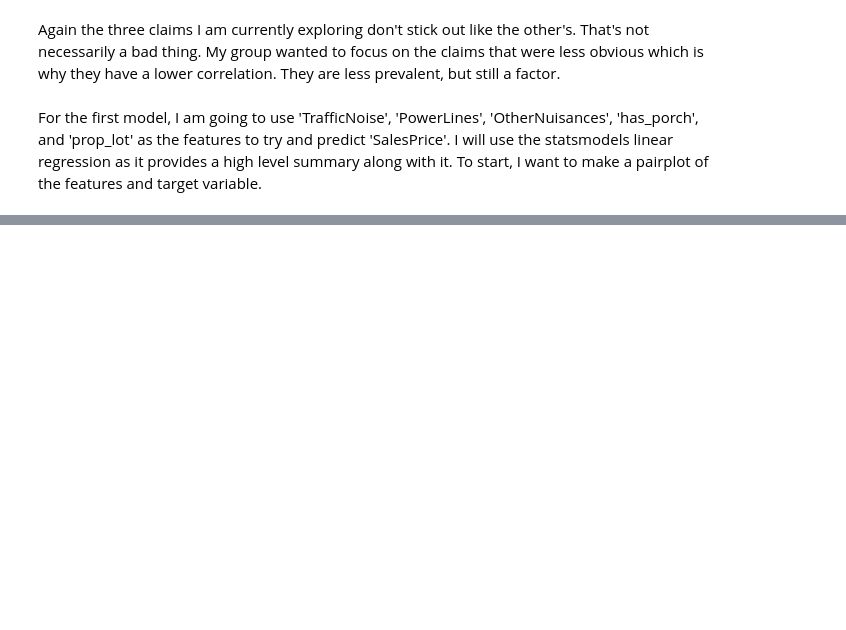
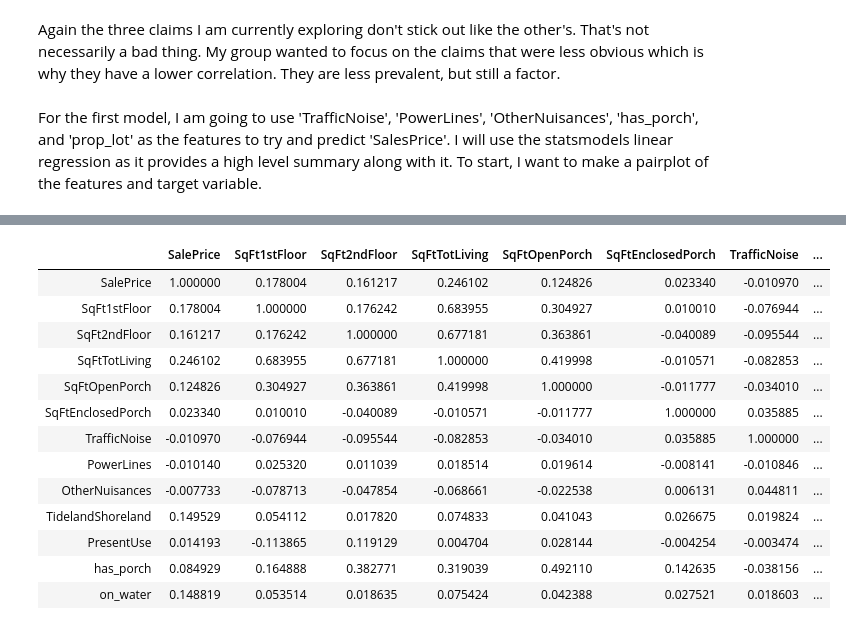
Before and after one commit to KarimOliver/mod_2_flatiron_project, a Jupyter notebook: notebooks/exploratory/02_mc_exploratory_data_analysis.ipynb, the cells around one changed output, grey strips where cells are left out. Cells and saved outputs as stored; diff of their text form; code cells hidden in the pictures; blank space fills up the shorter version.

```diff
--- a/notebooks/exploratory/02_mc_exploratory_data_analysis.ipynb
+++ b/notebooks/exploratory/02_mc_exploratory_data_analysis.ipynb
@@ -393,0 +518,17 @@ KeyboardInterrupt:
+# %%
+df.corr()
+# %% [output]
+|  | SalePrice | SqFt1stFloor | SqFt2ndFloor | SqFtTotLiving | SqFtOpenPorch | SqFtEnclosedPorch | TrafficNoise | ... |
+| SalePrice | 1.000000 | 0.178004 | 0.161217 | 0.246102 | 0.124826 | 0.023340 | -0.010970 | ... |
+| SqFt1stFloor | 0.178004 | 1.000000 | 0.176242 | 0.683955 | 0.304927 | 0.010010 | -0.076944 | ... |
+| SqFt2ndFloor | 0.161217 | 0.176242 | 1.000000 | 0.677181 | 0.363861 | -0.040089 | -0.095544 | ... |
+| SqFtTotLiving | 0.246102 | 0.683955 | 0.677181 | 1.000000 | 0.419998 | -0.010571 | -0.082853 | ... |
+| SqFtOpenPorch | 0.124826 | 0.304927 | 0.363861 | 0.419998 | 1.000000 | -0.011777 | -0.034010 | ... |
+| SqFtEnclosedPorch | 0.023340 | 0.010010 | -0.040089 | -0.010571 | -0.011777 | 1.000000 | 0.035885 | ... |
+| TrafficNoise | -0.010970 | -0.076944 | -0.095544 | -0.082853 | -0.034010 | 0.035885 | 1.000000 | ... |
+| PowerLines | -0.010140 | 0.025320 | 0.011039 | 0.018514 | 0.019614 | -0.008141 | -0.010846 | ... |
+| OtherNuisances | -0.007733 | -0.078713 | -0.047854 | -0.068661 | -0.022538 | 0.006131 | 0.044811 | ... |
+| TidelandShoreland | 0.149529 | 0.054112 | 0.017820 | 0.074833 | 0.041043 | 0.026675 | 0.019824 | ... |
+| PresentUse | 0.014193 | -0.113865 | 0.119129 | 0.004704 | 0.028144 | -0.004254 | -0.003474 | ... |
+| has_porch | 0.084929 | 0.164888 | 0.382771 | 0.319039 | 0.492110 | 0.142635 | -0.038156 | ... |
+| on_water | 0.148819 | 0.053514 | 0.018635 | 0.075424 | 0.042388 | 0.027521 | 0.018603 | ... |
```
Also changed, not shown: parts of 33 cells of this notebook, 2 other files.
